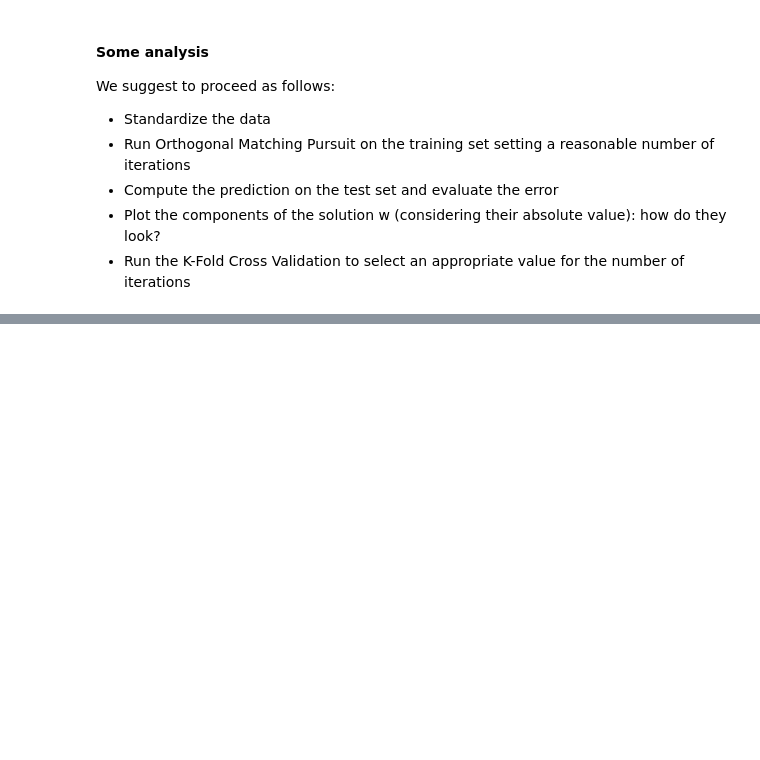
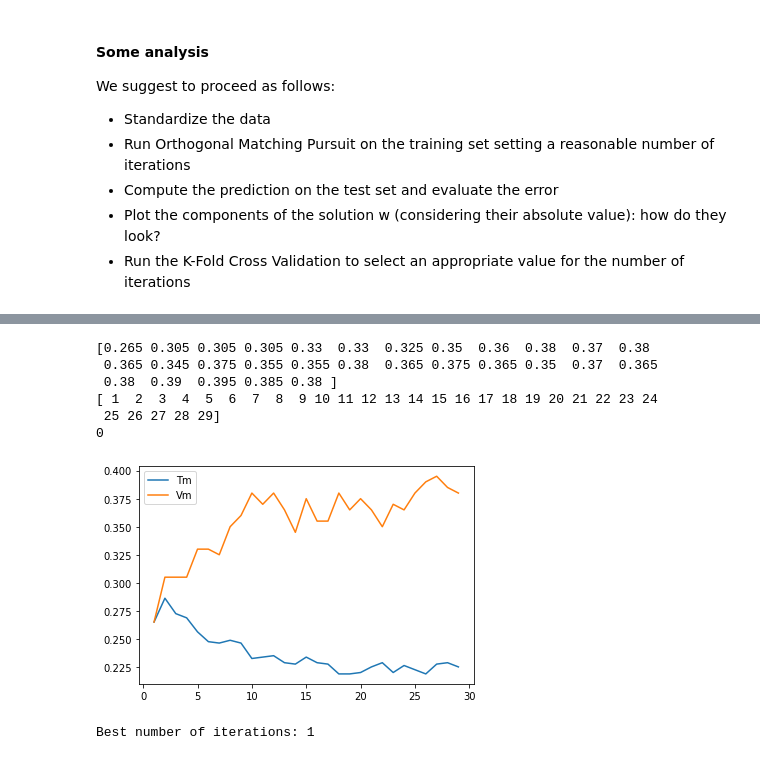
Before and after one commit to mosemb/MachineLearningAssignments, a Jupyter notebook: LAB7_PCA_VariableSelection.ipynb, the cells around one changed output, grey strips where cells are left out. Cells and saved outputs as stored; diff of their text form; code cells hidden in the pictures; blank space fills up the shorter version.

```diff
--- a/LAB7_PCA_VariableSelection.ipynb
+++ b/LAB7_PCA_VariableSelection.ipynb
@@ -366,10 +357,21 @@ w, r, I = OMatchingPursuit( Xtr, Ytr, 5)
 # %%
 # Define an appropriate range of possible iterations number and run K-Fold Cross Validation
 KF = 5
-niter_list = # ... fill here ...
+niter_list = [i for i in range(1,30)]
 bestniter, Vm, Vs, Tm, Ts = KFoldCVOMP(Xtr, Ytr, KF, niter_list)
 
 # Plot training and validation error
-plt.plot(niter_list, Tm)
-plt.plot(niter_list, Vm)
+plt.plot(niter_list, Tm, label = 'Tm')
+plt.plot(niter_list, Vm, label = 'Vm')
+plt.legend()
+plt.show()
 print('Best number of iterations: '+str(bestniter))
+# %% [output]
+[0.265 0.305 0.305 0.305 0.33  0.33  0.325 0.35  0.36  0.38  0.37  0.38
+ 0.365 0.345 0.375 0.355 0.355 0.38  0.365 0.375 0.365 0.35  0.37  0.365
+ 0.38  0.39  0.395 0.385 0.38 ]
+[ 1  2  3  4  5  6  7  8  9 10 11 12 13 14 15 16 17 18 19 20 21 22 23 24
+ 25 26 27 28 29]
+0
+[figure, added]
+Best number of iterations: 1
```
Also changed, not shown: parts of 5 cells of this notebook.
